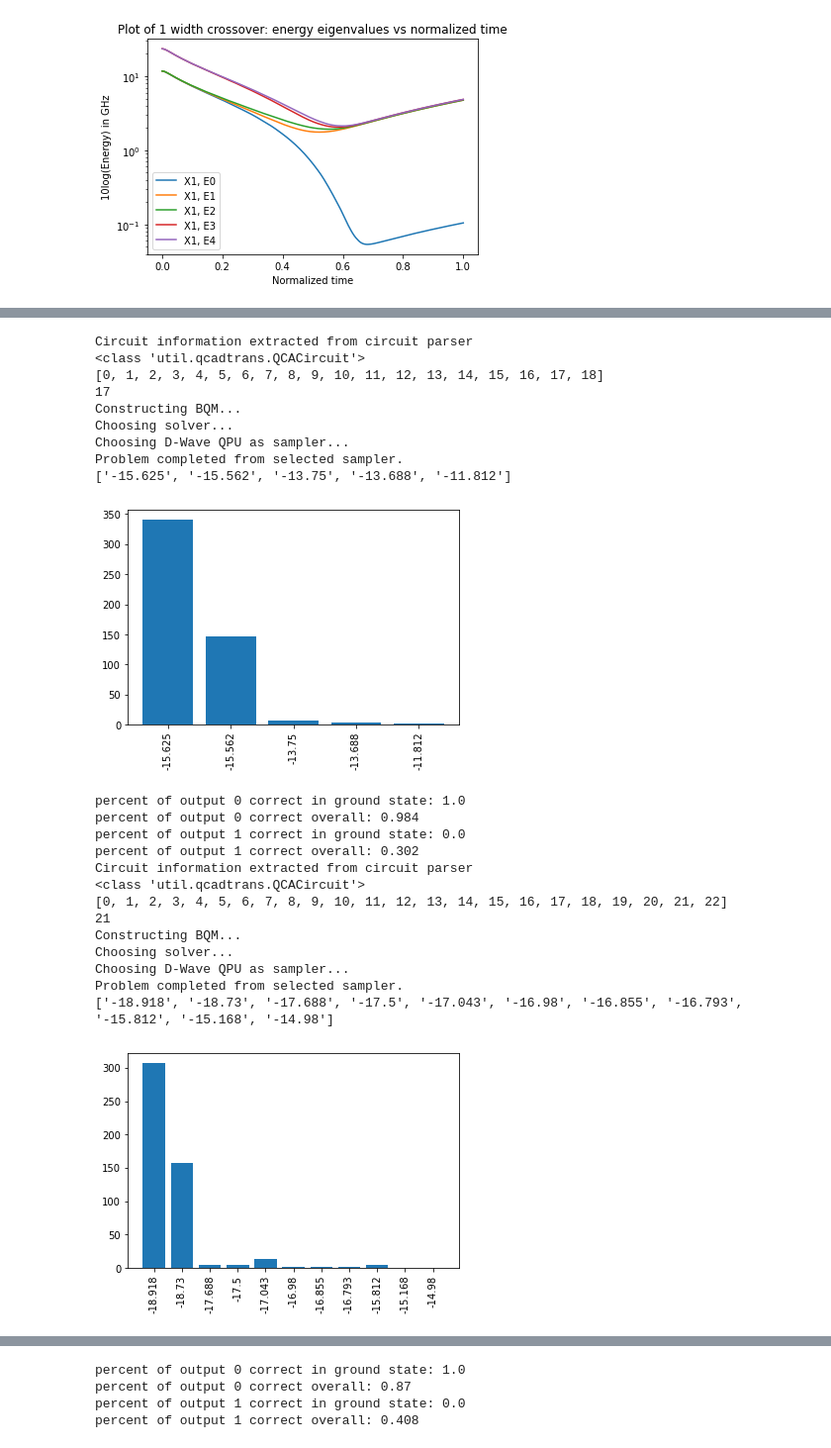
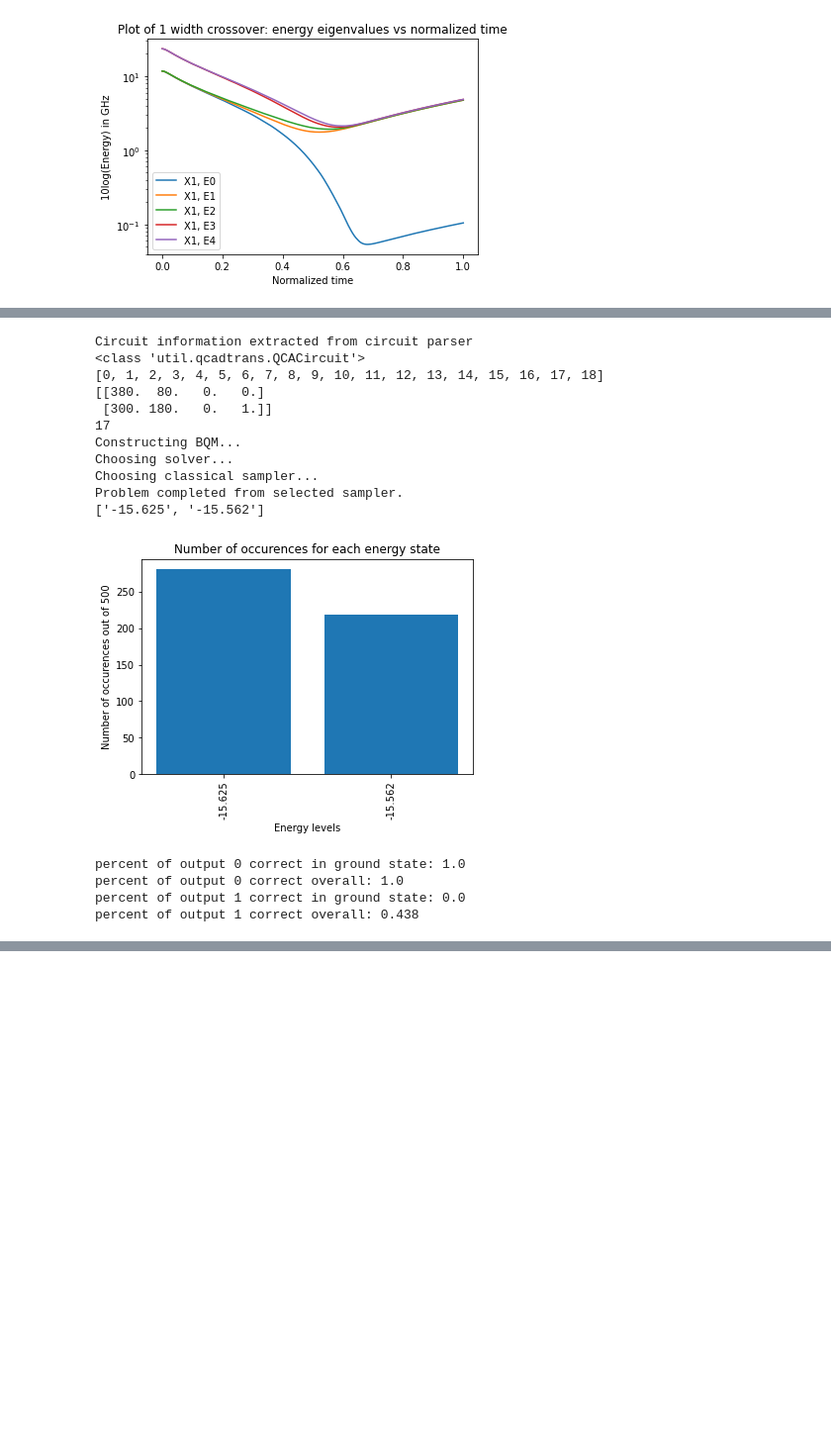
Before and after one commit to WaywardPhoton/QCASims, a Jupyter notebook: qca_sims/crossover.ipynb, the cells around one changed output, grey strips where cells are left out. Shown at 99% size. Drawn from its saved outputs; the diff is of its cells as text; code cells hidden in the pictures; blank space fills up the shorter version.

```diff
--- a/qca_sims/crossover.ipynb
+++ b/qca_sims/crossover.ipynb
@@ -76,39 +74,33 @@ plt.show()
 # %%
 num_reads = 500
 
 drivers, inputs, cells, output_cell_index = parse_qca('CIRCUITS/COP1')
-response = run_qca(drivers, inputs, cells, output_cell_index, [1,1], False, num_reads)
+print(np.array(inputs))
+
+response = run_qca(drivers, inputs, cells, output_cell_index, [1,1], True, num_reads)
 process_response(response, output_cell_index, [1,1], num_reads)
 
-drivers, inputs, cells, output_cell_index = parse_qca('CIRCUITS/COP3')
-response = run_qca(drivers, inputs, cells, output_cell_index, [1,1], False, num_reads)
-process_response(response, output_cell_index, [1,1], num_reads)
+# drivers, inputs, cells, output_cell_index = parse_qca('CIRCUITS/COP3')
+# response = run_qca(drivers, inputs, cells, output_cell_index, [1,1], True, num_reads)
+# process_response(response, output_cell_index, [1,1], num_reads)
 
-drivers, inputs, cells, output_cell_index = parse_qca('CIRCUITS/COP5')
-response = run_qca(drivers, inputs, cells, output_cell_index, [1,1], False, num_reads)
-process_response(response, output_cell_index, [1,1], num_reads)
+# drivers, inputs, cells, output_cell_index = parse_qca('CIRCUITS/COP5')
+# response = run_qca(drivers, inputs, cells, output_cell_index, [1,1], True, num_reads)
+# process_response(response, output_cell_index, [1,1], num_reads)
 # %% [output]
 Circuit information extracted from circuit parser
 <class 'util.qcadtrans.QCACircuit'>
 [0, 1, 2, 3, 4, 5, 6, 7, 8, 9, 10, 11, 12, 13, 14, 15, 16, 17, 18]
+[[380.  80.   0.   0.]
+ [300. 180.   0.   1.]]
 17
 Constructing BQM...
 Choosing solver...
-Choosing D-Wave QPU as sampler...
+Choosing classical sampler...
 Problem completed from selected sampler.
-['-15.625', '-15.562', '-13.75', '-13.688', '-11.812']
+['-15.625', '-15.562']
-[figure, old version]
+[figure, new version]
 percent of output 0 correct in ground state: 1.0
-percent of output 0 correct overall: 0.984
+percent of output 0 correct overall: 1.0
 percent of output 1 correct in ground state: 0.0
-percent of output 1 correct overall: 0.302
-Circuit information extracted from circuit parser
-<class 'util.qcadtrans.QCACircuit'>
-[0, 1, 2, 3, 4, 5, 6, 7, 8, 9, 10, 11, 12, 13, 14, 15, 16, 17, 18, 19, 20, 21, 22]
-21
-Constructing BQM...
-Choosing solver...
-Choosing D-Wave QPU as sampler...
-Problem completed from selected sampler.
-['-18.918', '-18.73', '-17.688', '-17.5', '-17.043', '-16.98', '-16.855', '-16.793', '-15.812', '-15.168', '-14.98']
+percent of output 1 correct overall: 0.438
-[figure, removed]
@@ -129,4 +106,0 @@ Problem completed from selected sampler.
-percent of output 0 correct in ground state: 1.0
-percent of output 0 correct overall: 0.87
-percent of output 1 correct in ground state: 0.0
-percent of output 1 correct overall: 0.408
```
Also changed, not shown: parts of 2 cells of this notebook, 1 other file.
